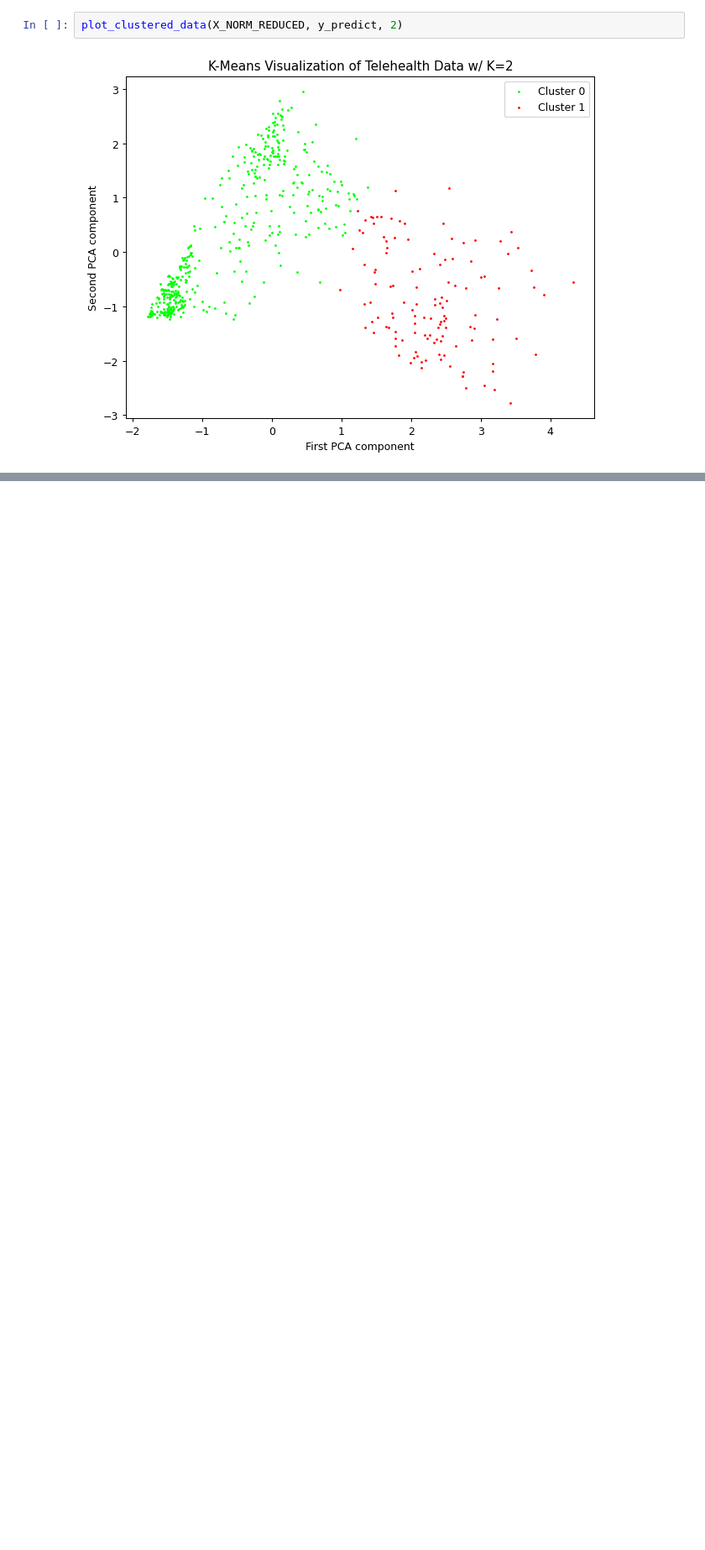
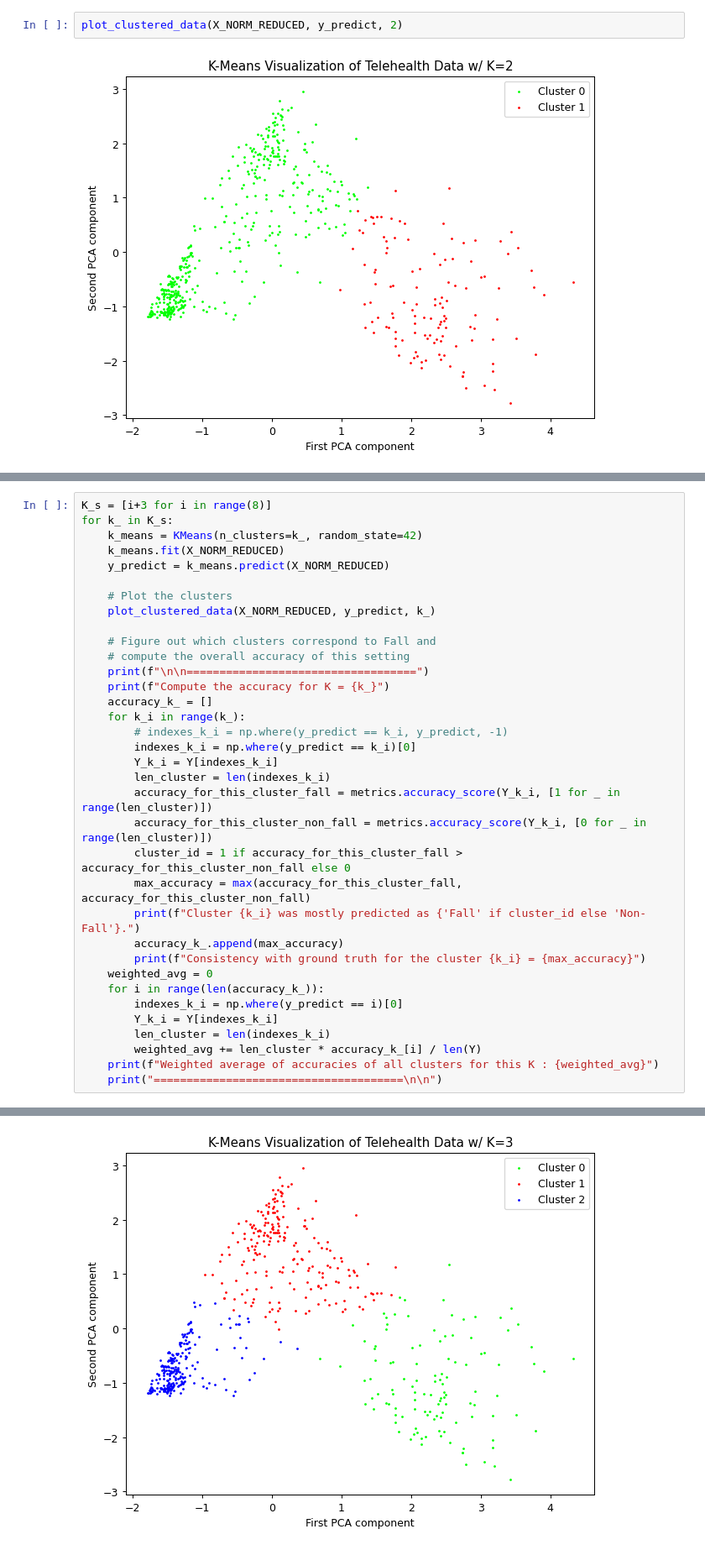
Before and after one commit to zubeyir-bodur/data-science, a Jupyter notebook: Project 4 - Fall Detection/main.ipynb, the cells around one changed output, grey strips where cells are left out. Shown: that part at 84% size. Cells and saved outputs as stored; diff of their text form; blank space fills up the shorter version.

```diff
--- a/Project 4 - Fall Detection/main.ipynb
+++ b/Project 4 - Fall Detection/main.ipynb
@@ -118,0 +122,36 @@ We will try different values of `K = [2, 3, 4, 5, 6, 7, 8, 9, 10]`, and see how
+# %%
+K_s = [i+3 for i in range(8)]
+for k_ in K_s:
+    k_means = KMeans(n_clusters=k_, random_state=42)
+    k_means.fit(X_NORM_REDUCED)
+    y_predict = k_means.predict(X_NORM_REDUCED)
+
+    # Plot the clusters
+    plot_clustered_data(X_NORM_REDUCED, y_predict, k_)
+
+    # Figure out which clusters correspond to Fall and
+    # compute the overall accuracy of this setting
+    print(f"\n\n===================================")
+    print(f"Compute the accuracy for K = {k_}")
+    accuracy_k_ = []
+    for k_i in range(k_):
+        # indexes_k_i = np.where(y_predict == k_i, y_predict, -1)
+        indexes_k_i = np.where(y_predict == k_i)[0]
+        Y_k_i = Y[indexes_k_i]
+        len_cluster = len(indexes_k_i)
+        accuracy_for_this_cluster_fall = metrics.accuracy_score(Y_k_i, [1 for _ in range(len_cluster)])
+        accuracy_for_this_cluster_non_fall = metrics.accuracy_score(Y_k_i, [0 for _ in range(len_cluster)])
+        cluster_id = 1 if accuracy_for_this_cluster_fall > accuracy_for_this_cluster_non_fall else 0
+        max_accuracy = max(accuracy_for_this_cluster_fall, accuracy_for_this_cluster_non_fall)
+        print(f"Cluster {k_i} was mostly predicted as {'Fall' if cluster_id else 'Non-Fall'}.")
+        accuracy_k_.append(max_accuracy)
+        print(f"Consistency with ground truth for the cluster {k_i} = {max_accuracy}")
+    weighted_avg = 0
+    for i in range(len(accuracy_k_)):
+        indexes_k_i = np.where(y_predict == i)[0]
+        Y_k_i = Y[indexes_k_i]
+        len_cluster = len(indexes_k_i)
+        weighted_avg += len_cluster * accuracy_k_[i] / len(Y)
+    print(f"Weighted average of accuracies of all clusters for this K : {weighted_avg}")
+    print("======================================\n\n")
+# %% [output]
@@ -118,0 +175 @@ We will try different values of `K = [2, 3, 4, 5, 6, 7, 8, 9, 10]`, and see how
+[figure, added]
```
Also changed, not shown: parts of 15 cells of this notebook, 12 other files.
